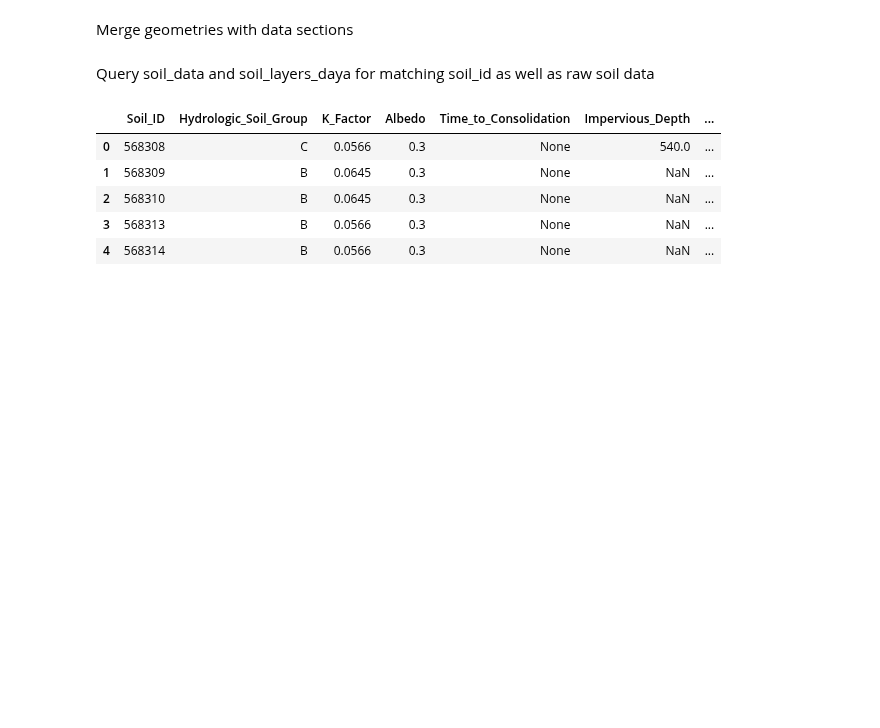
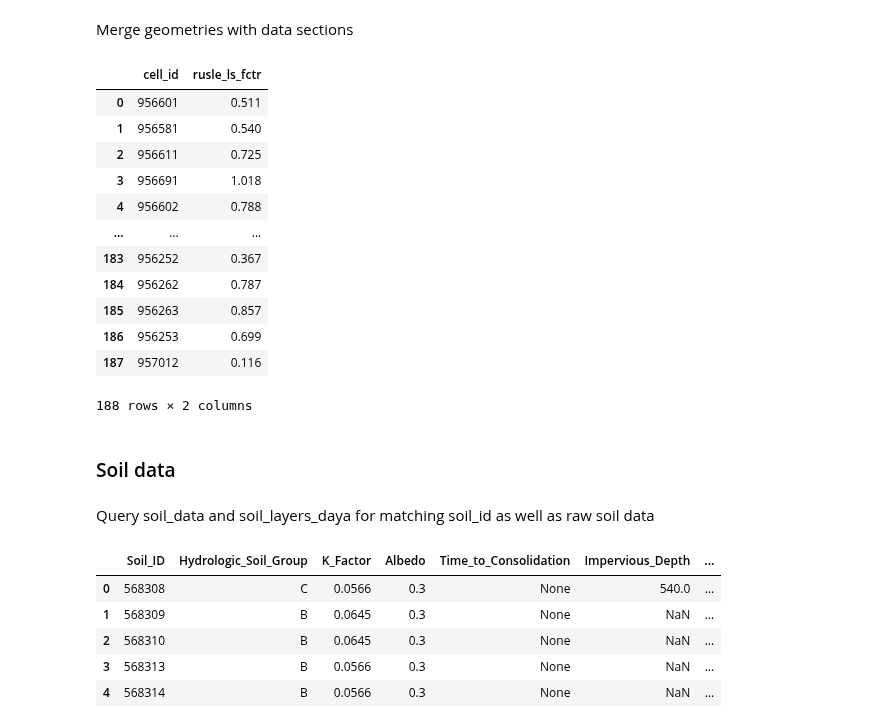
Before and after one commit to LucRSquared/pyagnps, a Jupyter notebook: notebooks/aims/aims_watershed_query.ipynb, the cells around one changed output. Drawn from its saved outputs; the diff is of its cells as text; code cells hidden in the pictures; blank space fills up the shorter version.

```diff
--- a/notebooks/aims/aims_watershed_query.ipynb
+++ b/notebooks/aims/aims_watershed_query.ipynb
@@ -101,8 +132,26 @@ df_reaches.head()
 # %% [markdown]
 Merge geometries with data sections
+# %%
+df_cells[['cell_id','rusle_ls_fctr']]
+# %% [output]
+|  | cell_id | rusle_ls_fctr |
+| 0 | 956601 | 0.511 |
+| 1 | 956581 | 0.540 |
+| 2 | 956611 | 0.725 |
+| 3 | 956691 | 1.018 |
+| 4 | 956602 | 0.788 |
+| ... | ... | ... |
+| 183 | 956252 | 0.367 |
+| 184 | 956262 | 0.787 |
+| 185 | 956263 | 0.857 |
+| 186 | 956253 | 0.699 |
+| 187 | 957012 | 0.116 |
+188 rows × 2 columns
 # %%
 cells_geometry = cells_geometry.merge(df_cells, on='cell_id')
 reaches_geometry = reaches_geometry.merge(df_reaches, on='reach_id')
+# %% [markdown]
+### Soil data
 # %% [markdown]
 Query soil_data and soil_layers_daya for matching soil_id as well as raw soil data
 # %%
```
Also changed, not shown: parts of 27 cells of this notebook, 3 other files.
